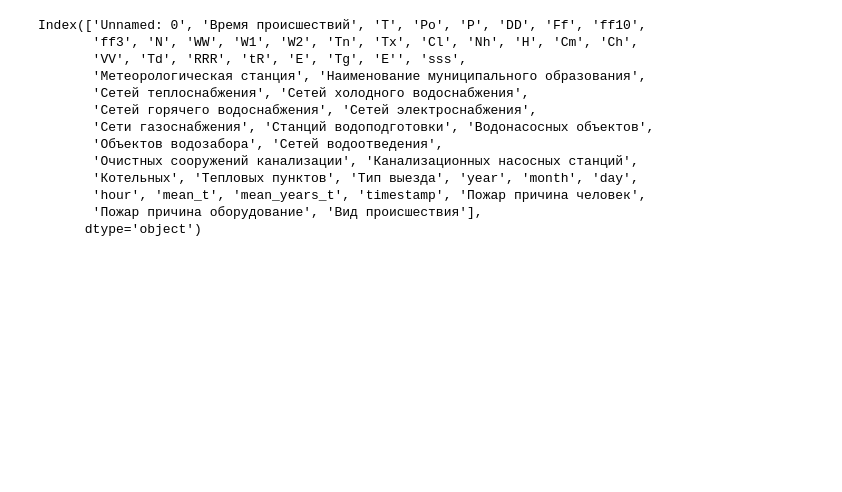
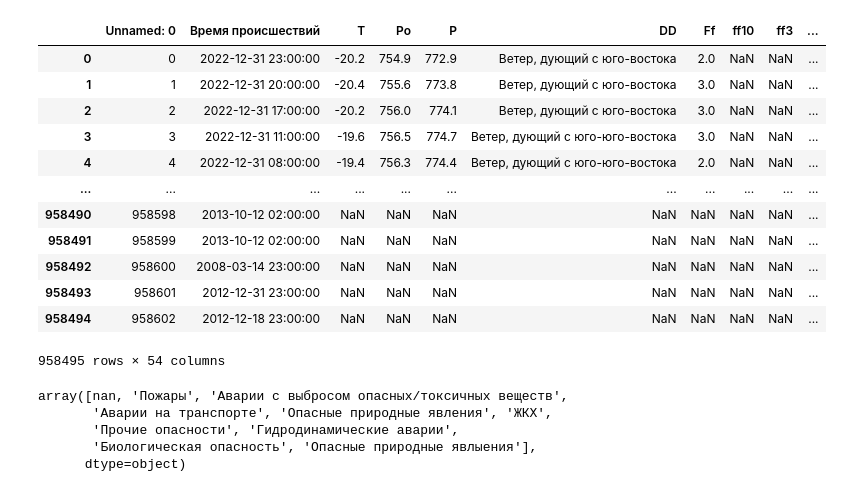
Before and after one commit to Terrorick2020/Projects, a Jupyter notebook: Predicting_hazards/Dataset.ipynb, the cells around one changed output. Drawn from its saved outputs; the diff is of its cells as text; code cells hidden in the pictures; blank space fills up the shorter version.

```diff
--- a/Predicting_hazards/Dataset.ipynb
+++ b/Predicting_hazards/Dataset.ipynb
@@ -3,6 +3,22 @@ import pandas as pd
 import numpy as np
 # %%
 train_data = pd.read_csv("train_data.csv")
+# %%
+train_data
+# %% [output]
+|  | Unnamed: 0 | Время происшествий | T | Po | P | DD | Ff | ff10 | ff3 | ... |
+| 0 | 0 | 2022-12-31 23:00:00 | -20.2 | 754.9 | 772.9 | Ветер, дующий с юго-востока | 2.0 | NaN | NaN | ... |
+| 1 | 1 | 2022-12-31 20:00:00 | -20.4 | 755.6 | 773.8 | Ветер, дующий с юго-востока | 3.0 | NaN | NaN | ... |
+| 2 | 2 | 2022-12-31 17:00:00 | -20.2 | 756.0 | 774.1 | Ветер, дующий с юго-востока | 3.0 | NaN | NaN | ... |
+| 3 | 3 | 2022-12-31 11:00:00 | -19.6 | 756.5 | 774.7 | Ветер, дующий с юго-юго-востока | 3.0 | NaN | NaN | ... |
+| 4 | 4 | 2022-12-31 08:00:00 | -19.4 | 756.3 | 774.4 | Ветер, дующий с юго-юго-востока | 2.0 | NaN | NaN | ... |
+| ... | ... | ... | ... | ... | ... | ... | ... | ... | ... | ... |
+| 958490 | 958598 | 2013-10-12 02:00:00 | NaN | NaN | NaN | NaN | NaN | NaN | NaN | ... |
+| 958491 | 958599 | 2013-10-12 02:00:00 | NaN | NaN | NaN | NaN | NaN | NaN | NaN | ... |
+| 958492 | 958600 | 2008-03-14 23:00:00 | NaN | NaN | NaN | NaN | NaN | NaN | NaN | ... |
+| 958493 | 958601 | 2012-12-31 23:00:00 | NaN | NaN | NaN | NaN | NaN | NaN | NaN | ... |
+| 958494 | 958602 | 2012-12-18 23:00:00 | NaN | NaN | NaN | NaN | NaN | NaN | NaN | ... |
+958495 rows × 54 columns
 # %%
 train_data["T"] = train_data["T"].fillna(train_data["T"].mean())
 train_data["Po"] = train_data["Po"].fillna(train_data["Po"].mean())
@@ -76,0 +63,8 @@ data_symbols = ["DD", "N", "WW", "W1", "W2", "Cl", "Nh", "H", "Cm", "Ch", "E", "
+# %%
+train_data["Вид происшествия"].unique()
+# %% [output]
+array([nan, 'Пожары', 'Аварии с выбросом опасных/токсичных веществ',
+       'Аварии на транспорте', 'Опасные природные явления', 'ЖКХ',
+       'Прочие опасности', 'Гидродинамические аварии',
+       'Биологическая опасность', 'Опасные природные явлыения'],
+      dtype=object)
@@ -81,19 +105,3 @@ for x in data_nums:
     data_values = np.array(train_data[x])
     scaled_data = preprocessing.normalize([data_values])
     scaled_dataset[x] = scaled_data[0]
-# %%
-train_data.columns.unique()
-# %% [output]
-Index(['Unnamed: 0', 'Время происшествий', 'T', 'Po', 'P', 'DD', 'Ff', 'ff10',
-       'ff3', 'N', 'WW', 'W1', 'W2', 'Tn', 'Tx', 'Cl', 'Nh', 'H', 'Cm', 'Ch',
-       'VV', 'Td', 'RRR', 'tR', 'E', 'Tg', 'E'', 'sss',
-       'Метеорологическая станция', 'Наименование муниципального образования',
-       'Сетей теплоснабжения', 'Сетей холодного водоснабжения',
-       'Сетей горячего водоснабжения', 'Сетей электроснабжения',
-       'Сети газоснабжения', 'Станций водоподготовки', 'Водонасосных объектов',
-       'Объектов водозабора', 'Сетей водоотведения',
-       'Очистных сооружений канализации', 'Канализационных насосных станций',
-       'Котельных', 'Тепловых пунктов', 'Тип выезда', 'year', 'month', 'day',
-       'hour', 'mean_t', 'mean_years_t', 'timestamp', 'Пожар причина человек',
-       'Пожар причина оборудование', 'Вид происшествия'],
-      dtype='object')
```
Also changed, not shown: parts of 9 cells of this notebook, 3 other files.
